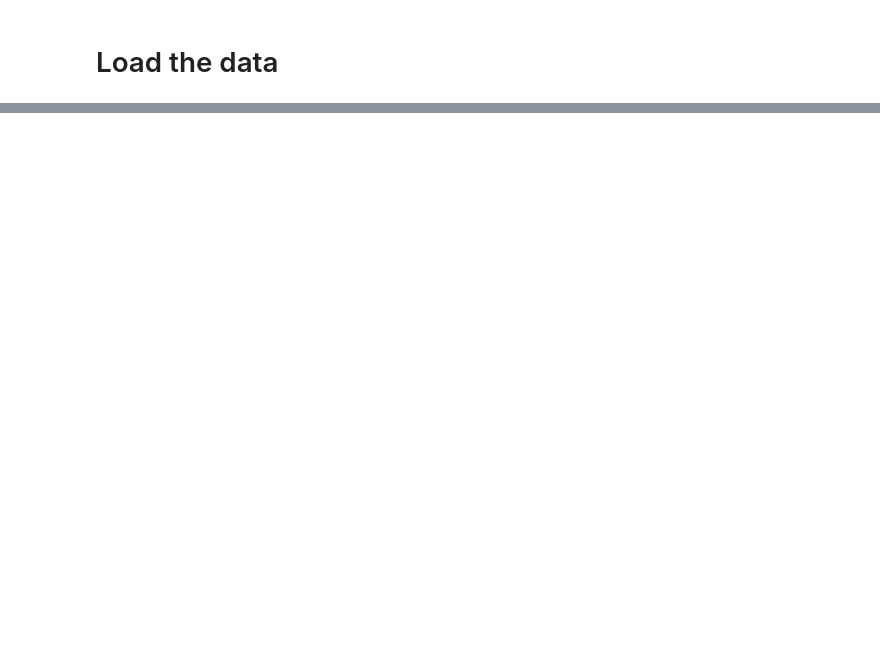
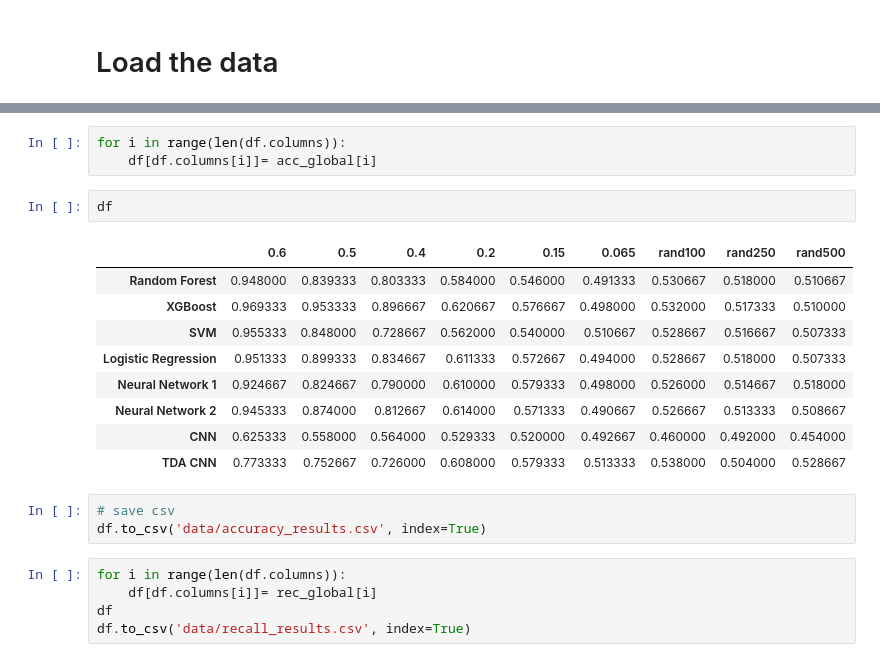
Before and after one commit to Azahramirez/GCW_TDA, a Jupyter notebook: 6Testing.ipynb, the cells around one changed output, grey strips where cells are left out. Saved outputs shown, nothing was run; the diff lists cells and outputs as text; blank space fills up the shorter version.

Commit message:
resultados hasta jueves 31 de julio
pruebas con folds, falta obtener desviacion estandar

```diff
--- a/6Testing.ipynb
+++ b/6Testing.ipynb
@@ -202,0 +307,23 @@ Accuracy: 0.496
+# %%
+for i in range(len(df.columns)):
+    df[df.columns[i]]= acc_global[i]
+# %%
+df
+# %% [output]
+|  | 0.6 | 0.5 | 0.4 | 0.2 | 0.15 | 0.065 | rand100 | rand250 | rand500 |
+| Random Forest | 0.948000 | 0.839333 | 0.803333 | 0.584000 | 0.546000 | 0.491333 | 0.530667 | 0.518000 | 0.510667 |
+| XGBoost | 0.969333 | 0.953333 | 0.896667 | 0.620667 | 0.576667 | 0.498000 | 0.532000 | 0.517333 | 0.510000 |
+| SVM | 0.955333 | 0.848000 | 0.728667 | 0.562000 | 0.540000 | 0.510667 | 0.528667 | 0.516667 | 0.507333 |
+| Logistic Regression | 0.951333 | 0.899333 | 0.834667 | 0.611333 | 0.572667 | 0.494000 | 0.528667 | 0.518000 | 0.507333 |
+| Neural Network 1 | 0.924667 | 0.824667 | 0.790000 | 0.610000 | 0.579333 | 0.498000 | 0.526000 | 0.514667 | 0.518000 |
+| Neural Network 2 | 0.945333 | 0.874000 | 0.812667 | 0.614000 | 0.571333 | 0.490667 | 0.526667 | 0.513333 | 0.508667 |
+| CNN | 0.625333 | 0.558000 | 0.564000 | 0.529333 | 0.520000 | 0.492667 | 0.460000 | 0.492000 | 0.454000 |
+| TDA CNN | 0.773333 | 0.752667 | 0.726000 | 0.608000 | 0.579333 | 0.513333 | 0.538000 | 0.504000 | 0.528667 |
+# %%
+# save csv
+df.to_csv('data/accuracy_results.csv', index=True)
+# %%
+for i in range(len(df.columns)):
+    df[df.columns[i]]= rec_global[i]
+df
+df.to_csv('data/recall_results.csv', index=True)
```
Also changed, not shown: parts of 17 cells of this notebook, 7 other files.
